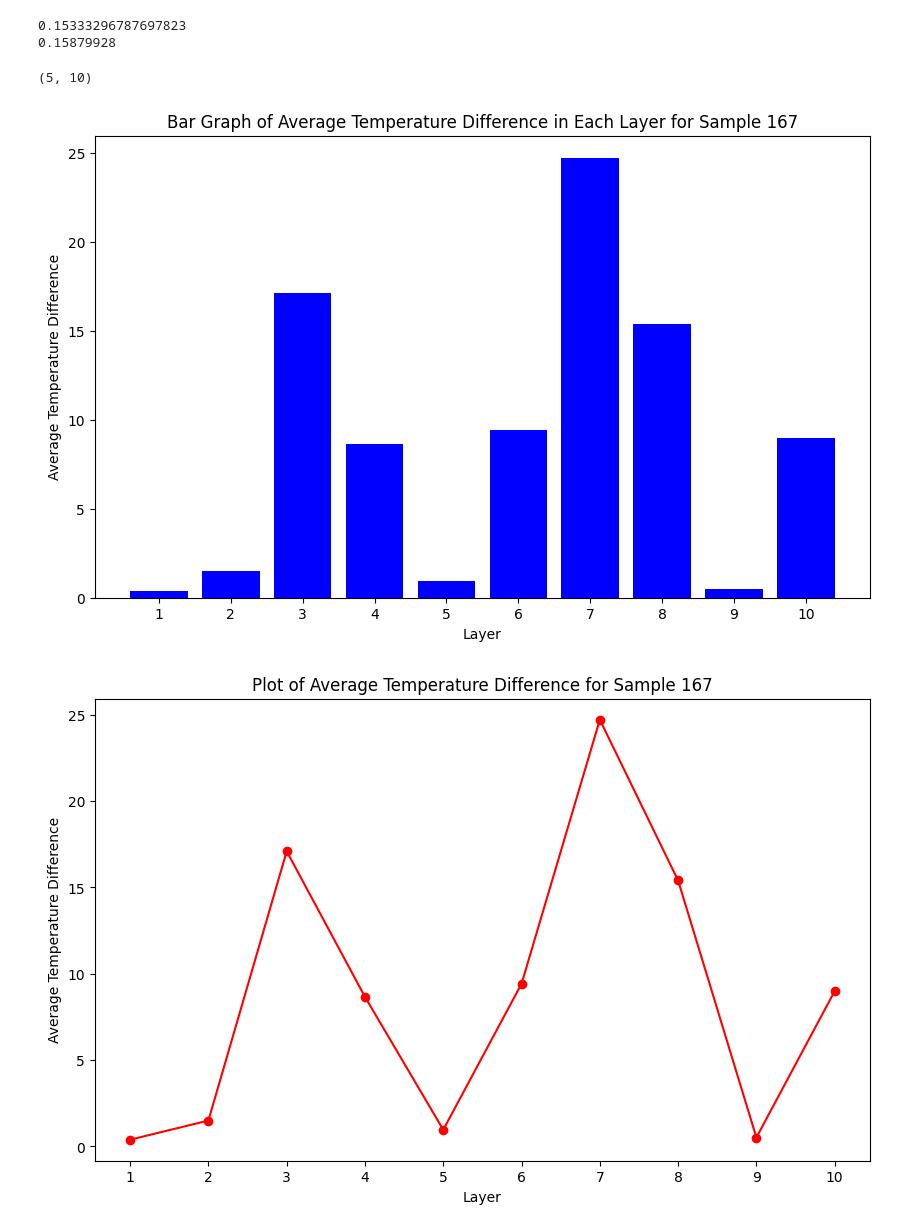
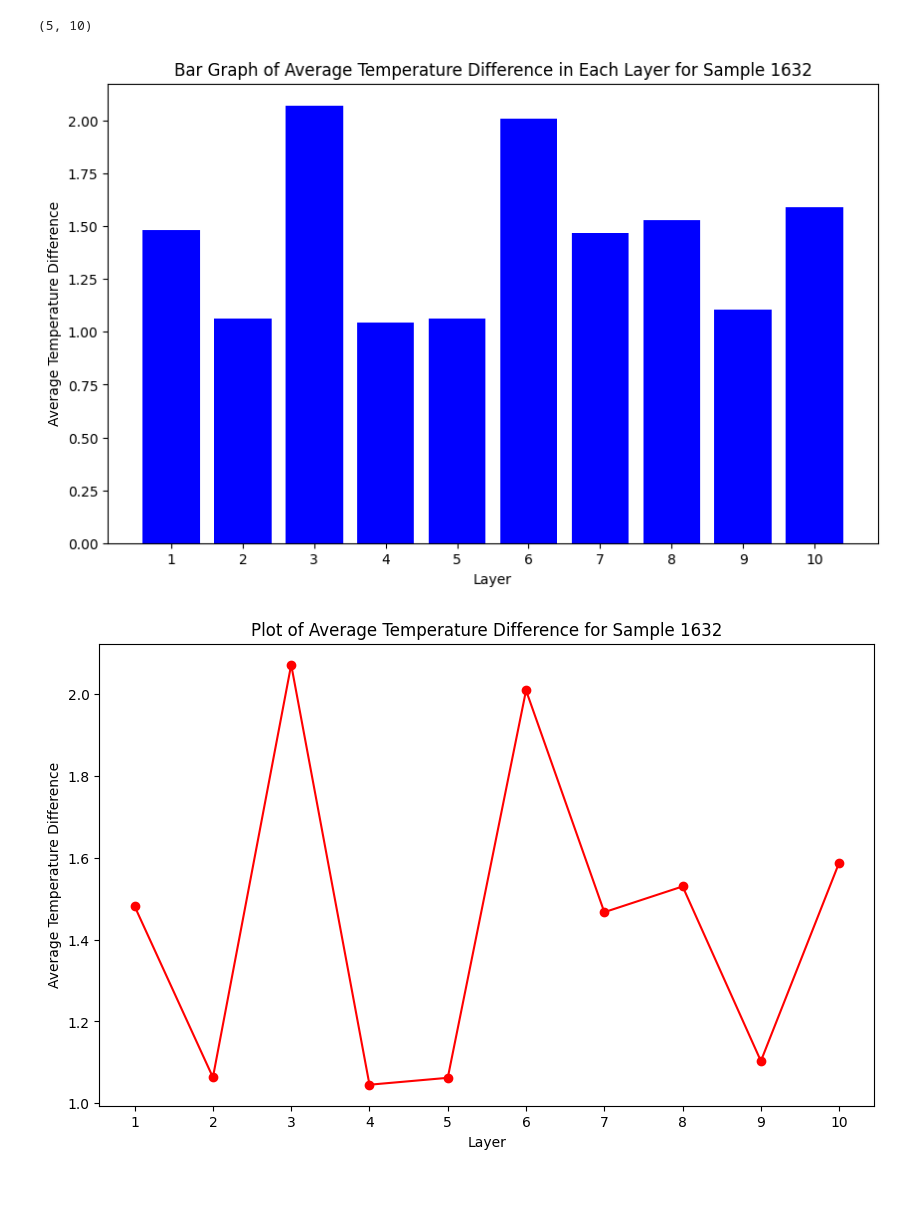
Before and after one commit to RiaTao/UNT-Thermography-24, a Jupyter notebook: Thermography-FNN-Larger-Data.ipynb, the cells around one changed output. Drawn from its saved outputs; the diff is of its cells as text; code cells hidden in the pictures; blank space fills up the shorter version.

```diff
--- a/Thermography-FNN-Larger-Data.ipynb
+++ b/Thermography-FNN-Larger-Data.ipynb
@@ -215,18 +243,18 @@ test_MSE: 0.05089953541755676, test_MAE: 0.1618967205286026
 # Make predictions on the test set
 y_pred = model.predict(X_test)
 
-y_pred_inv = scalerY.inverse_transform(y_pred.reshape(-1, 50))
+# y_pred_inv = scalerY.inverse_transform(y_pred.reshape(-1, 50))
 
-y_test_inv = scalerY.inverse_transform(y_test.reshape(-1, 50))
+# y_test_inv = scalerY.inverse_transform(y_test.reshape(-1, 50))
 
 
-diff_min = np.min(np.abs(y_test_inv - y_pred_inv))
-diff_max = np.max(np.abs(y_test_inv - y_pred_inv))
+# diff_min = np.min(np.abs(y_test_inv - y_pred_inv))
+# diff_max = np.max(np.abs(y_test_inv - y_pred_inv))
 
 # Select a random index for a 5x10 segment
 random_index = np.random.randint(0, len(y_test))
-actual_segment = pd.DataFrame(y_test_inv).iloc[random_index].values.reshape(5, 10)
-predicted_segment = y_pred_inv[random_index].reshape(5, 10)
+actual_segment = pd.DataFrame(y_test).iloc[random_index].values.reshape(5, 10)
+predicted_segment = y_pred[random_index].reshape(5, 10)
 
 x = range(1, 11)
 
@@ -250,15 +278,9 @@ plt.show()
 # %%
 actual_std = np.std(y_test)
 pred_std = np.std(y_pred)
-# %%
-print(actual_std)
-print(pred_std)
-# %% [output]
-0.15333296787697823
-0.15879928
 # %%
-actual_temp = pd.DataFrame(y_test_inv).iloc[i].values.reshape(5, 10)
-predicted_temp = pd.DataFrame(y_pred_inv).iloc[i].values.reshape(5, 10)
+actual_temp = pd.DataFrame(y_test).iloc[i].values.reshape(5, 10)
+predicted_temp = pd.DataFrame(y_pred).iloc[i].values.reshape(5, 10)
 
 actual_temp.shape
 predicted_temp.shape
@@ -267,8 +289,8 @@ predicted_temp.shape
 # %%
 all_diff = []
 for i in range(len(y_test)):
-    actual_temp = pd.DataFrame(y_test_inv).iloc[i].values.reshape(5, 10)
-    predicted_temp = y_pred_inv[i].reshape(5, 10)
+    actual_temp = pd.DataFrame(y_test).iloc[i].values.reshape(5, 10)
+    predicted_temp = y_pred[i].reshape(5, 10)
 
     diff = actual_temp - predicted_temp
 
@@ -283,35 +305,35 @@ column_sums = np.sum(complete_diff, axis=1)
 avg_temp_diff = column_sums / 5
 
 # print("Array:\n", complete_diff)
 # print("Sum of columns for each depth level:\n", column_sums)
 
 avg_temp_diff
 
 # random_index = np.random.randint(0, len(avg_temp_diff))
 row_values = avg_temp_diff[random_index]
 
 x = range(1, 11)
 
 plt.figure(figsize=(10,6))
 plt.bar(x, row_values, color='blue')
 
 plt.title(f"Bar Graph of Average Temperature Difference in Each Layer for Sample {random_index+1}")
 plt.xlabel("Layer")
 plt.xticks(np.arange(1, 11, step=1))
 plt.ylabel("Average Temperature Difference")
 
 plt.figure(figsize=(10,6))
 plt.plot(x, row_values, label=f"Sample {random_index+1}", color="r", linestyle='-', marker='o')
 
 plt.title(f"Plot of Average Temperature Difference for Sample {random_index+1}")
 plt.xlabel("Layer")
 plt.xticks(np.arange(1, 11, step=1))
 plt.ylabel("Average Temperature Difference")
 
 plt.show()
 # %% [output]
-[figure, old version]
+[figure, new version]
-[figure, old version]
+[figure, new version]
 # %%
 # Create a figure and axis
 fig, ax = plt.subplots(figsize=(10, 6))
```
Also changed, not shown: parts of 10 cells of this notebook.
